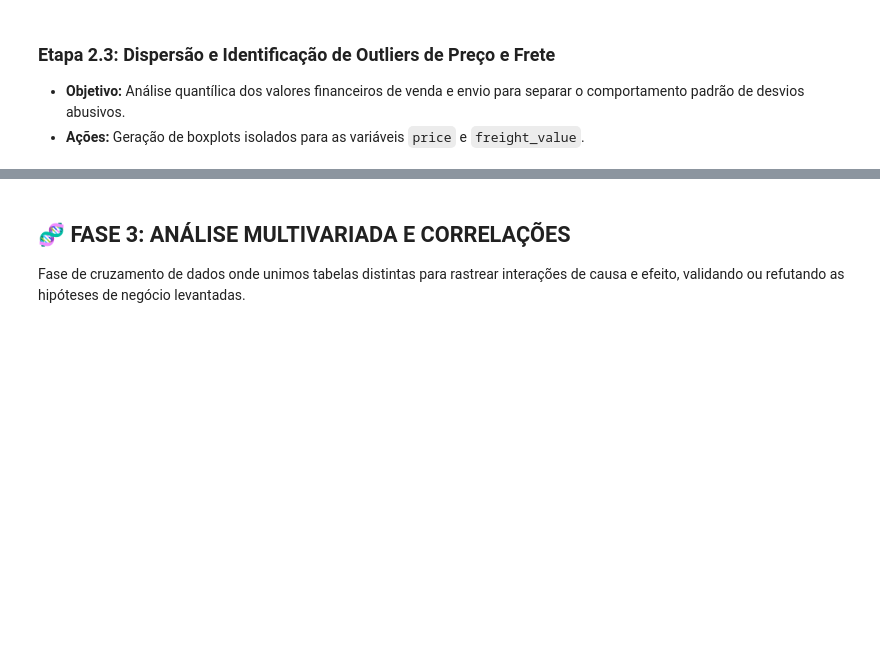
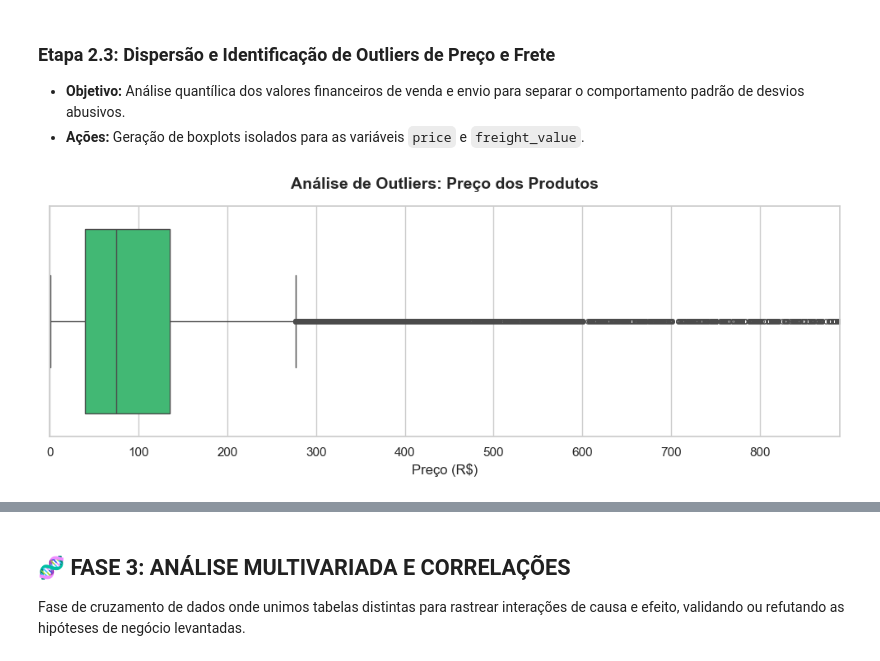
Before and after one commit to LucasBitte/Analytics-Ecom-Brasil, a Jupyter notebook: notebooks/01_eda_negocio_raw.ipynb, the cells around one changed output, grey strips where cells are left out. Drawn from its saved outputs; the diff is of its cells as text; code cells hidden in the pictures; blank space fills up the shorter version.

```diff
--- a/notebooks/01_eda_negocio_raw.ipynb
+++ b/notebooks/01_eda_negocio_raw.ipynb
@@ -142,3 +208,25 @@ Estudo isolado das métricas de performance, variáveis financeiras e demográfi
 ### Etapa 2.3: Dispersão e Identificação de Outliers de Preço e Frete
 * **Objetivo:** Análise quantílica dos valores financeiros de venda e envio para separar o comportamento padrão de desvios abusivos.
 * **Ações:** Geração de boxplots isolados para as variáveis `price` e `freight_value`.
+# %%
+fig, ax = plt.subplots(figsize=(10, 4))
+sns.set_theme(style="whitegrid")
+
+sns.boxplot(
+    data=order_items,
+    x='price',
+    color='#2ecc71',
+    ax=ax,
+    fliersize=4
+)
+
+limite_visual = order_items['price'].quantile(0.99)
+ax.set_xlim(0, limite_visual)
+
+ax.set_title('Análise de Outliers: Preço dos Produtos', fontsize=14, fontweight='bold', pad=15)
+ax.set_xlabel('Preço (R$)', fontsize=12)
+
+plt.tight_layout()
+plt.show()
+# %% [output]
+[figure, added]
```
Also changed, not shown: parts of 23 cells of this notebook, 1 other file.
